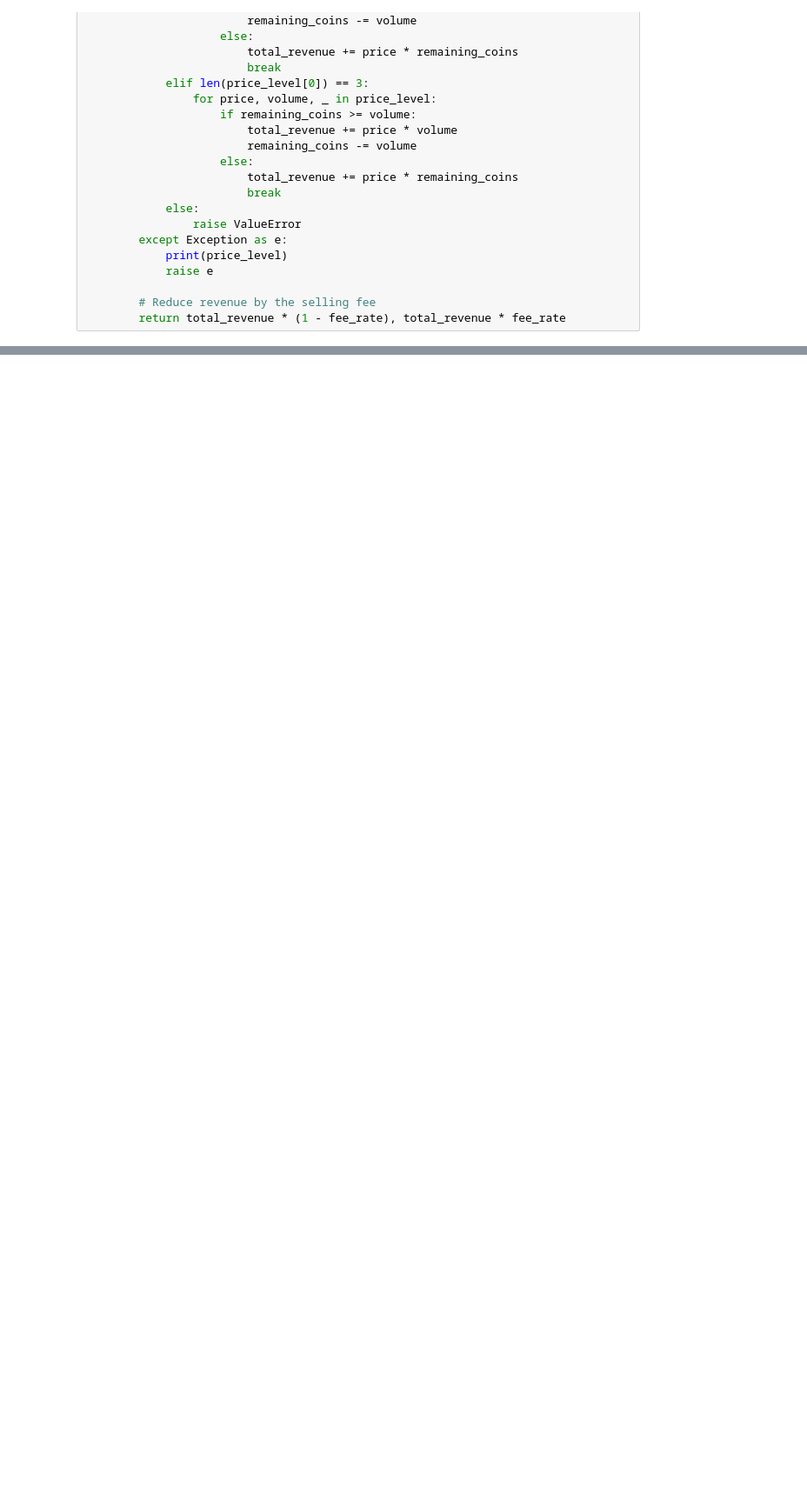
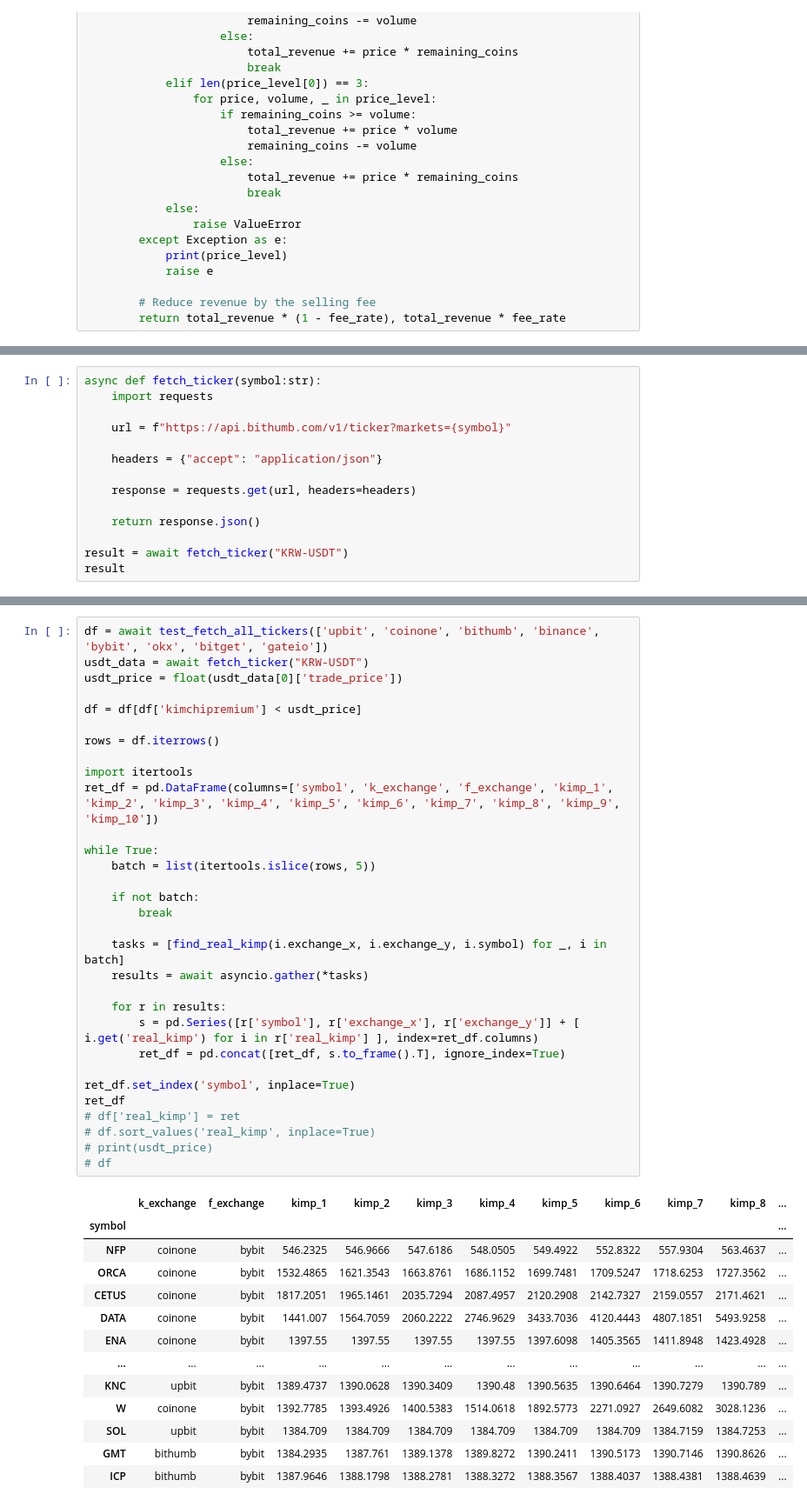
Before and after one commit to JuhanKimSeoul/tutorial, a Jupyter notebook: data_science/arbitrage_visualization.ipynb, the cells around one changed output, grey strips where cells are left out. Shown at 87% size. Cells and saved outputs as stored; diff of their text form; blank space fills up the shorter version.

```diff
--- a/data_science/arbitrage_visualization.ipynb
+++ b/data_science/arbitrage_visualization.ipynb
@@ -260,0 +801,14 @@ ex2 = exchange_class()
+# %%
+async def fetch_ticker(symbol:str):
+    import requests
+
+    url = f"https://api.bithumb.com/v1/ticker?markets={symbol}"
+
+    headers = {"accept": "application/json"}
+
+    response = requests.get(url, headers=headers)
+
+    return response.json()
+
+result = await fetch_ticker("KRW-USDT")
+result
@@ -260,0 +906,45 @@ ex2 = exchange_class()
+# %%
+df = await test_fetch_all_tickers(['upbit', 'coinone', 'bithumb', 'binance', 'bybit', 'okx', 'bitget', 'gateio'])
+usdt_data = await fetch_ticker("KRW-USDT")
+usdt_price = float(usdt_data[0]['trade_price'])
+
+df = df[df['kimchipremium'] < usdt_price]
+
+rows = df.iterrows()
+
+import itertools
+ret_df = pd.DataFrame(columns=['symbol', 'k_exchange', 'f_exchange', 'kimp_1', 'kimp_2', 'kimp_3', 'kimp_4', 'kimp_5', 'kimp_6', 'kimp_7', 'kimp_8', 'kimp_9', 'kimp_10'])
+
+while True:
+    batch = list(itertools.islice(rows, 5))
+
+    if not batch:
+        break
+
+    tasks = [find_real_kimp(i.exchange_x, i.exchange_y, i.symbol) for _, i in batch]
+    results = await asyncio.gather(*tasks)
+
+    for r in results:
+        s = pd.Series([r['symbol'], r['exchange_x'], r['exchange_y']] + [ i.get('real_kimp') for i in r['real_kimp'] ], index=ret_df.columns)
+        ret_df = pd.concat([ret_df, s.to_frame().T], ignore_index=True)
+
+ret_df.set_index('symbol', inplace=True)
+ret_df
+# df['real_kimp'] = ret
+# df.sort_values('real_kimp', inplace=True)
+# print(usdt_price)
+# df
+# %% [output]
+|  | k_exchange | f_exchange | kimp_1 | kimp_2 | kimp_3 | kimp_4 | kimp_5 | kimp_6 | kimp_7 | kimp_8 | ... |
+| symbol |  |  |  |  |  |  |  |  |  |  | ... |
+| NFP | coinone | bybit | 546.2325 | 546.9666 | 547.6186 | 548.0505 | 549.4922 | 552.8322 | 557.9304 | 563.4637 | ... |
+| ORCA | coinone | bybit | 1532.4865 | 1621.3543 | 1663.8761 | 1686.1152 | 1699.7481 | 1709.5247 | 1718.6253 | 1727.3562 | ... |
+| CETUS | coinone | bybit | 1817.2051 | 1965.1461 | 2035.7294 | 2087.4957 | 2120.2908 | 2142.7327 | 2159.0557 | 2171.4621 | ... |
+| DATA | coinone | bybit | 1441.007 | 1564.7059 | 2060.2222 | 2746.9629 | 3433.7036 | 4120.4443 | 4807.1851 | 5493.9258 | ... |
+| ENA | coinone | bybit | 1397.55 | 1397.55 | 1397.55 | 1397.55 | 1397.6098 | 1405.3565 | 1411.8948 | 1423.4928 | ... |
+| ... | ... | ... | ... | ... | ... | ... | ... | ... | ... | ... | ... |
+| KNC | upbit | bybit | 1389.4737 | 1390.0628 | 1390.3409 | 1390.48 | 1390.5635 | 1390.6464 | 1390.7279 | 1390.789 | ... |
+| W | coinone | bybit | 1392.7785 | 1393.4926 | 1400.5383 | 1514.0618 | 1892.5773 | 2271.0927 | 2649.6082 | 3028.1236 | ... |
+| SOL | upbit | bybit | 1384.709 | 1384.709 | 1384.709 | 1384.709 | 1384.709 | 1384.709 | 1384.7159 | 1384.7253 | ... |
+| GMT | bithumb | bybit | 1384.2935 | 1387.761 | 1389.1378 | 1389.8272 | 1390.2411 | 1390.5173 | 1390.7146 | 1390.8626 | ... |
+| ICP | bithumb | bybit | 1387.9646 | 1388.1798 | 1388.2781 | 1388.3272 | 1388.3567 | 1388.4037 | 1388.4381 | 1388.4639 | ... |
```
Also changed, not shown: parts of 20 cells of this notebook, 9 other files.
